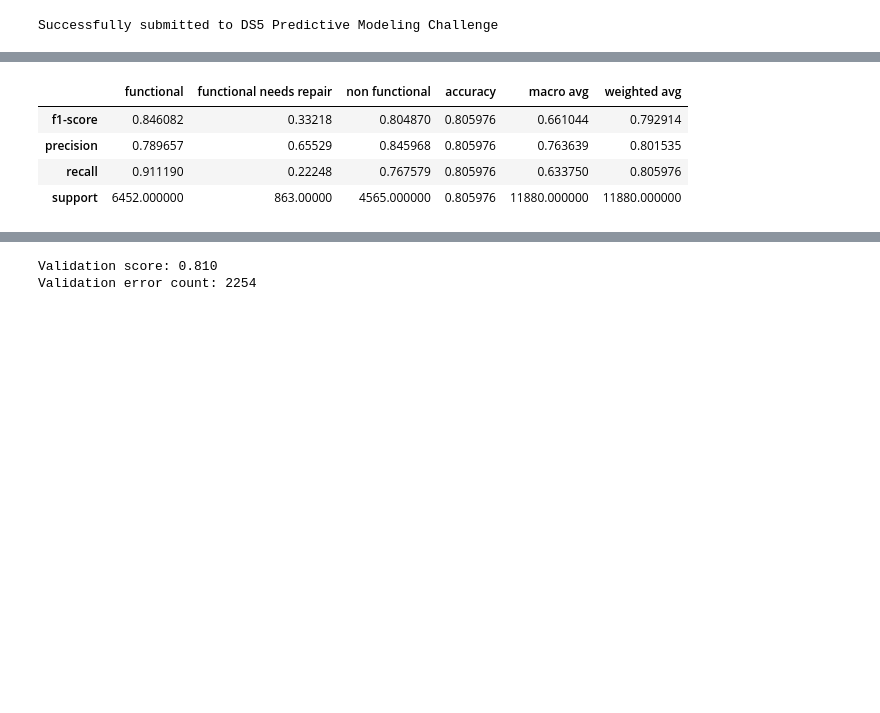
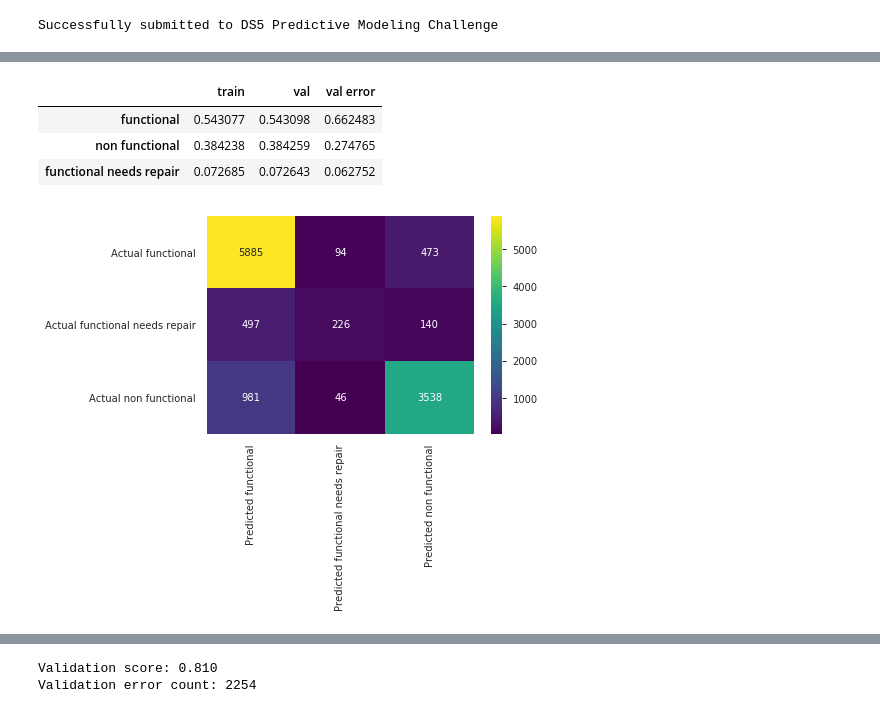
Before and after one commit to bloominstituteoftechnology/DS-Unit-2-Tree-Ensembles, a Jupyter notebook: module3-confusion-matrix/kaggle_20190715.ipynb, the cells around one changed output, grey strips where cells are left out. Cells and saved outputs as stored; diff of their text form; code cells hidden in the pictures; blank space fills up the shorter version.

```diff
--- a/module3-confusion-matrix/kaggle_20190715.ipynb
+++ b/module3-confusion-matrix/kaggle_20190715.ipynb
@@ -646,8 +681,26 @@ df_error = pd.merge(left=df, right=X_val['id'], on='id', how='inner')[(val_pred!
-# %%
-pd.DataFrame(classification_report(y_val, val_pred, output_dict=True))
-# %% [output]
-|  | functional | functional needs repair | non functional | accuracy | macro avg | weighted avg |
-| f1-score | 0.846082 | 0.33218 | 0.804870 | 0.805976 | 0.661044 | 0.792914 |
-| precision | 0.789657 | 0.65529 | 0.845968 | 0.805976 | 0.763639 | 0.801535 |
-| recall | 0.911190 | 0.22248 | 0.767579 | 0.805976 | 0.633750 | 0.805976 |
-| support | 6452.000000 | 863.00000 | 4565.000000 | 0.805976 | 11880.000000 | 11880.000000 |
+# %%
+val_pred_error = val_pred[(val_pred!=y_val).to_list()]
+df_status = pd.DataFrame([y_train.value_counts(normalize=True),
+                          y_val.value_counts(normalize=True),
+                          pd.Series(val_pred_error).value_counts(normalize=True)]).T
+df_status.columns = ['train', 'val', 'val error']
+df_status
+# some "non functional" are predicted as "functional"...
+# how to fix this problem?
+# %% [output]
+|  | train | val | val error |
+| functional | 0.543077 | 0.543098 | 0.662483 |
+| non functional | 0.384238 | 0.384259 | 0.274765 |
+| functional needs repair | 0.072685 | 0.072643 | 0.062752 |
+# %%
+def plot_confusion_matrix(y_true, y_pred):
+    labels = unique_labels(y_true)
+    columns = [f'Predicted {label}' for label in labels]
+    index = [f'Actual {label}'  for label in labels]
+    table = pd.DataFrame(confusion_matrix(y_true, y_pred),
+                         columns=columns, index=index)
+    return sns.heatmap(table, annot=True, fmt='d', cmap='viridis')
+
+plot_confusion_matrix(y_val, val_pred);
+# %% [output]
+[figure, added]
```
Also changed, not shown: parts of 13 cells of this notebook.
